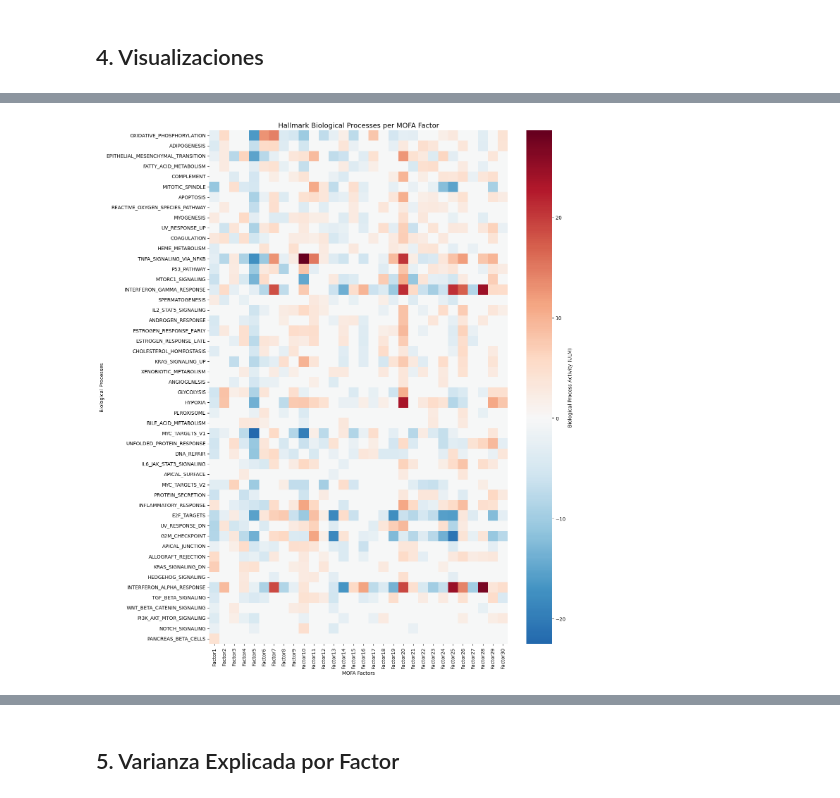
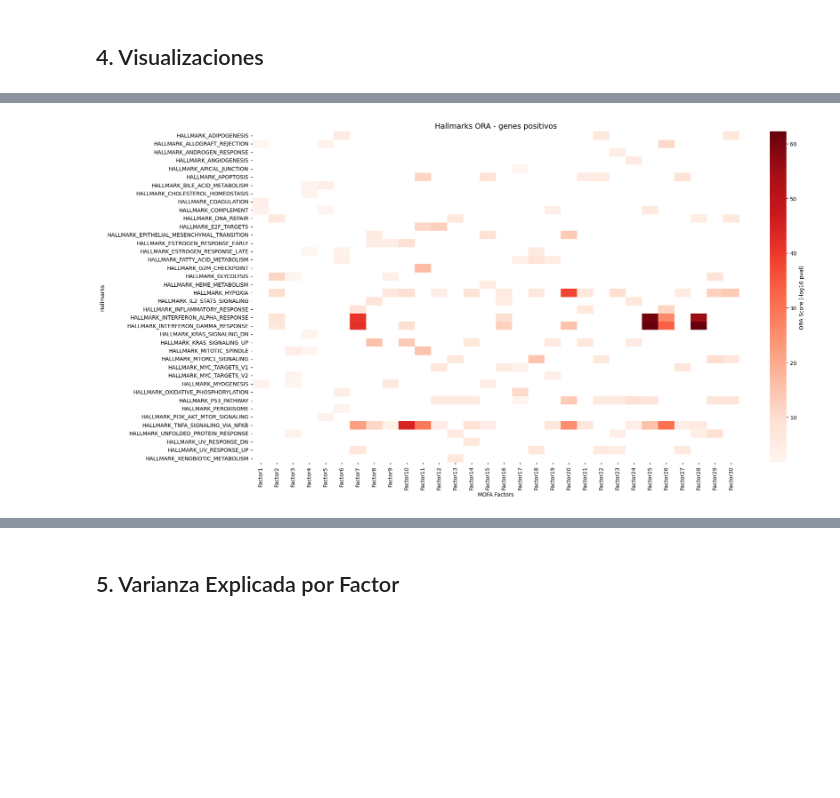
Before and after one commit to MALL-Lab/drug_clustering_pub, a Jupyter notebook: TFM_mao/notebooks/09_biological_analysis.ipynb, the cells around one changed output, grey strips where cells are left out. Cells and saved outputs as stored; diff of their text form; code cells hidden in the pictures; blank space fills up the shorter version.

```diff
--- a/TFM_mao/notebooks/09_biological_analysis.ipynb
+++ b/TFM_mao/notebooks/09_biological_analysis.ipynb
@@ -137,13 +146,30 @@ for factor in pesos_t.index:
     mat_pos.loc[factor, pesos_t.loc[factor].nlargest(100).index]  = 1
     mat_neg.loc[factor, pesos_t.loc[factor].nsmallest(100).index] = 1
 
-acts_ora_pos, _ = dc.run_ora(mat=mat_pos, net=hallmarks, source='geneset', target='genesymbol')
-acts_ora_neg, _ = dc.run_ora(mat=mat_neg, net=hallmarks, source='geneset', target='genesymbol')
-
+acts_ora_pos, pvals_ora_pos = dc.run_ora(mat=mat_pos, net=hallmarks, source='geneset', target='genesymbol')
+acts_ora_neg, pvals_ora_neg = dc.run_ora(mat=mat_neg, net=hallmarks, source='geneset', target='genesymbol')
+mat_pos_sig= pd.DataFrame(float('nan'), index = factor_order , columns=acts_ora_pos.columns)
+mat_neg_sig =pd.DataFrame(float('nan'), index = factor_order, columns =  acts_ora_neg.columns)
 resultados_ora = []
 for factor in factor_order:
-    scores_pos = acts_ora_pos.loc[factor].sort_values(ascending=False).head(5)
-    scores_neg = acts_ora_neg.loc[factor].sort_values(ascending=False).head(5)
+    # Scores positivos significativos
+    scores_pos = acts_ora_pos.loc[factor]
+    pvals_pos = pvals_ora_pos.loc[factor]
+    mask_pos = pvals_pos < 0.05
+    scores_sig_pos = scores_pos[mask_pos]
+    # Scores negativos significativos
+    scores_neg = acts_ora_neg.loc[factor]
+    pvals_neg = pvals_ora_neg.loc[factor]
+    mask_neg = pvals_neg < 0.05
+    scores_sig_neg = scores_neg[mask_neg]
+
+
+    scores_pos = scores_sig_pos.sort_values(ascending=False).head(5)
+    scores_neg = scores_sig_neg.sort_values(ascending=False).head(5)
+
+      # Matrices para heatmap
+    mat_pos_sig.loc[factor, scores_pos.index] = scores_pos.values
+    mat_neg_sig.loc[factor, scores_neg.index] = scores_neg.values
 
     resultados_ora.append({
         "Factor":                  factor,
@@ -196,25 +222,17 @@ plt.show()
-# %%
-# Heatmap Hallmarks ULM
-acts_hallmarks, pvals_hallmarks = dc.run_ulm(
-    mat=pesos_t, net=hallmarks,
-    source='geneset', target='genesymbol', weight=None
-)
-acts_hallmarks_sig = acts_hallmarks.copy()
-acts_hallmarks_sig[pvals_hallmarks > 0.05] = 0
-acts_hallmarks_sig.columns = acts_hallmarks_sig.columns.str.replace('HALLMARK_', '')
-
-plt.figure(figsize=(14, 16))
-sns.heatmap(
-    acts_hallmarks_sig.loc[factor_order].T,
-    cmap='RdBu_r', center=0,
-    annot=False, yticklabels=True,
-    cbar_kws={'label': 'Biological Process Activity (ULM)'}
-)
-plt.title("Hallmark Biological Processes per MOFA Factor", fontsize=14)
-plt.xlabel("MOFA Factors")
-plt.ylabel("Biological Processes")
-plt.tight_layout()
-plt.savefig(PATH_OUT + 'heatmap_hallmarks.png', dpi=300)
-plt.show()
-# %% [output]
-[figure, removed]
+# %%
+plt.figure(figsize=(20, 10))
+sns.heatmap(
+    mat_pos_sig.dropna(axis=1, how='all').T,  # .T para hallmarks en Y, factores en X
+    cmap='Reds',          # solo positivos, no RdBu_r
+    yticklabels=True,
+    xticklabels=True,
+    cbar_kws={'label': 'ORA Score (-log10 pval)'}  # etiqueta correcta
+)
+plt.title("Hallmarks ORA - genes positivos", fontsize=14)
+plt.xlabel("MOFA Factors")
+plt.ylabel("Hallmarks")
+plt.tight_layout()
+plt.savefig(PATH_OUT_GRAF + 'heatmap_hallmarks_pos.png', dpi=300)
+plt.show()
+# %% [output]
+[figure, added]
```
Also changed, not shown: parts of 10 cells of this notebook, 16 other files.
